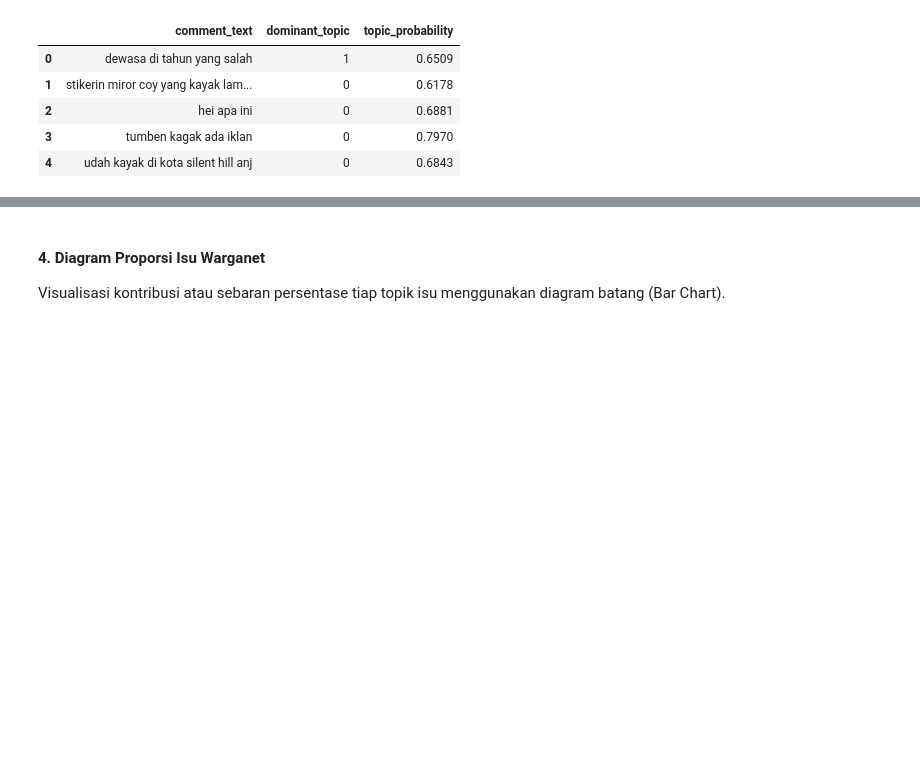
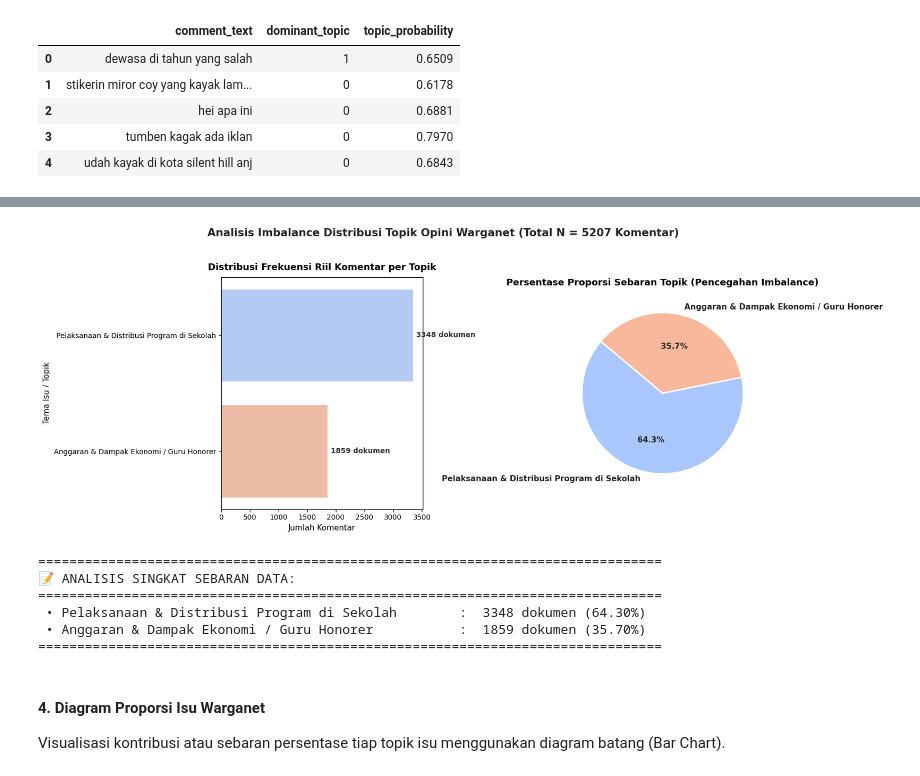
Before and after one commit to ImNotDanish05/2026_Data-Mining_TI-3A, a Jupyter notebook: Analisis_Data_Video_Topic_Modeling_LDA.ipynb, the cells around one changed output, grey strips where cells are left out. Drawn from its saved outputs; the diff is of its cells as text; code cells hidden in the pictures; blank space fills up the shorter version.

```diff
--- a/Analisis_Data_Video_Topic_Modeling_LDA.ipynb
+++ b/Analisis_Data_Video_Topic_Modeling_LDA.ipynb
@@ -403,3 +406,69 @@ Dataset teranotasi berhasil disimpan dengan nama 'hasil_topic_modeling_komentar.
+# %%
+import matplotlib.pyplot as plt
+import seaborn as sns
+
+# 1. Hitung frekuensi dan persentase setiap topik dominan
+topic_counts = df_annotated['dominant_topic'].value_counts().sort_index()
+total_comments = len(df_annotated)
+topic_pcts = (topic_counts / total_comments) * 100
+
+# Map ke nama tema agar visualisasi lebih informatif
+topic_names_mapped = [tema_isu_mapping.get(i, f"Topik {i}") for i in topic_counts.index]
+
+# 2. Setup Figure Subplot berdampingan (1 baris, 2 kolom)
+fig, axes = plt.subplots(1, 2, figsize=(16, 6))
+sns.set_theme(style="whitegrid")
+
+# --- PLOT 1: BAR CHART (Jumlah Riil Komentar) ---
+sns.barplot(
+    x=topic_counts.values,
+    y=topic_names_mapped,
+    palette='coolwarm',
+    hue=topic_names_mapped,
+    legend=False,
+    ax=axes[0]
+)
+axes[0].set_title('Distribusi Frekuensi Riil Komentar per Topik', fontsize=13, fontweight='bold', pad=10)
+axes[0].set_xlabel('Jumlah Komentar', fontsize=11)
+axes[0].set_ylabel('Tema Isu / Topik', fontsize=11)
+
+# Tambahkan label angka di ujung bar
+for i, val in enumerate(topic_counts.values):
+    axes[0].text(val + 50, i, f"{val} dokumen", va='center', fontweight='bold', fontsize=10, color='#333333')
+
+# --- PLOT 2: PIE CHART (Persentase Proporsi) ---
+colors = sns.color_palette('coolwarm', len(topic_counts))
+axes[1].pie(
+    topic_counts.values,
+    labels=topic_names_mapped,
+    autopct='%1.1f%%',
+    startangle=140,
+    colors=colors,
+    textprops={'fontsize': 11, 'fontweight': 'bold'},
+    wedgeprops={'edgecolor': 'white', 'linewidth': 2, 'antialiased': True}
+)
+axes[1].set_title('Persentase Proporsi Sebaran Topik (Pencegahan Imbalance)', fontsize=13, fontweight='bold', pad=10)
+
+plt.suptitle(f'Analisis Imbalance Distribusi Topik Opini Warganet (Total N = {total_comments} Komentar)', fontsize=15, fontweight='bold', y=1.02)
+plt.tight_layout()
+plt.show()
+
+# 3. Print Analisis Deskriptif Singkat
+print("\n" + "="*80)
+print("📝 ANALISIS SINGKAT SEBARAN DATA:")
+print("="*80)
+for t_id, count, pct in zip(topic_counts.index, topic_counts.values, topic_pcts.values):
+    nama_topik = tema_isu_mapping.get(t_id, f"Topik {t_id}")
+    print(f" • {nama_topik:<50} : {count:>5} dokumen ({pct:.2f}%)")
+print("="*80)
+# %% [output]
+[figure, added]
+================================================================================
+📝 ANALISIS SINGKAT SEBARAN DATA:
+================================================================================
+ • Pelaksanaan & Distribusi Program di Sekolah        :  3348 dokumen (64.30%)
+ • Anggaran & Dampak Ekonomi / Guru Honorer           :  1859 dokumen (35.70%)
+================================================================================
 # %% [markdown]
 #### **4. Diagram Proporsi Isu Warganet**
 Visualisasi kontribusi atau sebaran persentase tiap topik isu menggunakan diagram batang (Bar Chart).
```
Also changed, not shown: parts of 2 cells of this notebook.
